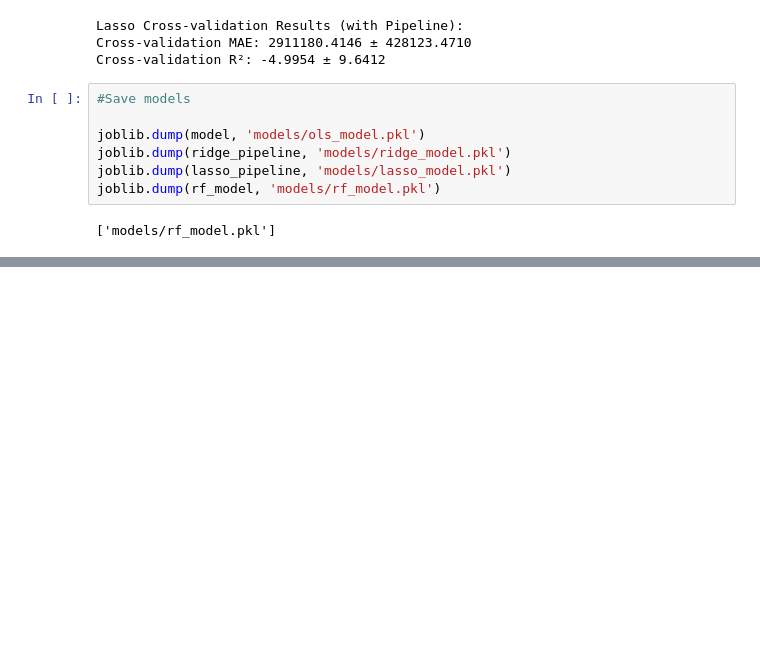
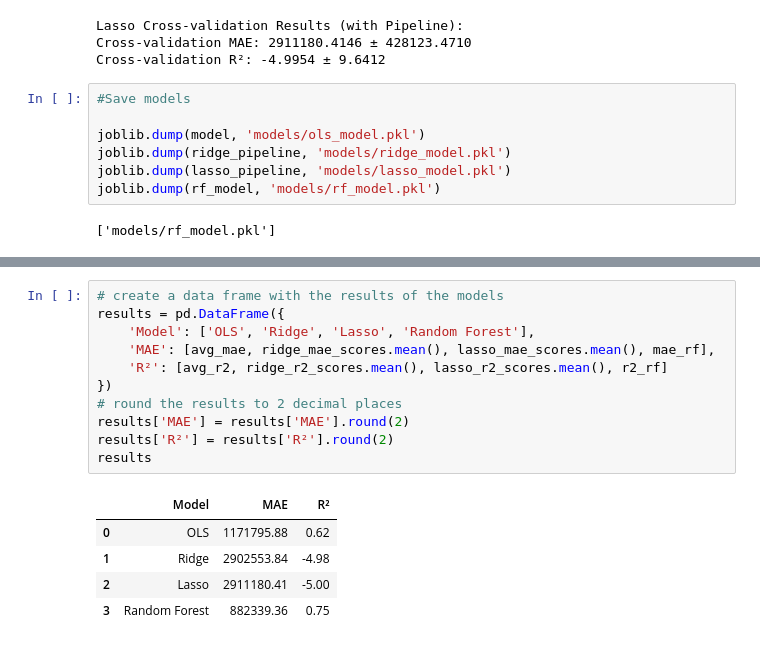
Before and after one commit to emijlop/climate-migration-project, a Jupyter notebook: 003_crossval_elena.ipynb, the cells around one changed output, grey strips where cells are left out. Cells and saved outputs as stored; diff of their text form; blank space fills up the shorter version.

Commit message:
updates results table

```diff
--- a/003_crossval_elena.ipynb
+++ b/003_crossval_elena.ipynb
@@ -490,0 +418,17 @@ plt.show()
+# %%
+# create a data frame with the results of the models
+results = pd.DataFrame({
+    'Model': ['OLS', 'Ridge', 'Lasso', 'Random Forest'],
+    'MAE': [avg_mae, ridge_mae_scores.mean(), lasso_mae_scores.mean(), mae_rf],
+    'R²': [avg_r2, ridge_r2_scores.mean(), lasso_r2_scores.mean(), r2_rf]
+})
+# round the results to 2 decimal places
+results['MAE'] = results['MAE'].round(2)
+results['R²'] = results['R²'].round(2)
+results
+# %% [output]
+|  | Model | MAE | R² |
+| 0 | OLS | 1171795.88 | 0.62 |
+| 1 | Ridge | 2902553.84 | -4.98 |
+| 2 | Lasso | 2911180.41 | -5.00 |
+| 3 | Random Forest | 882339.36 | 0.75 |
```
Also changed, not shown: parts of 2 cells of this notebook.
